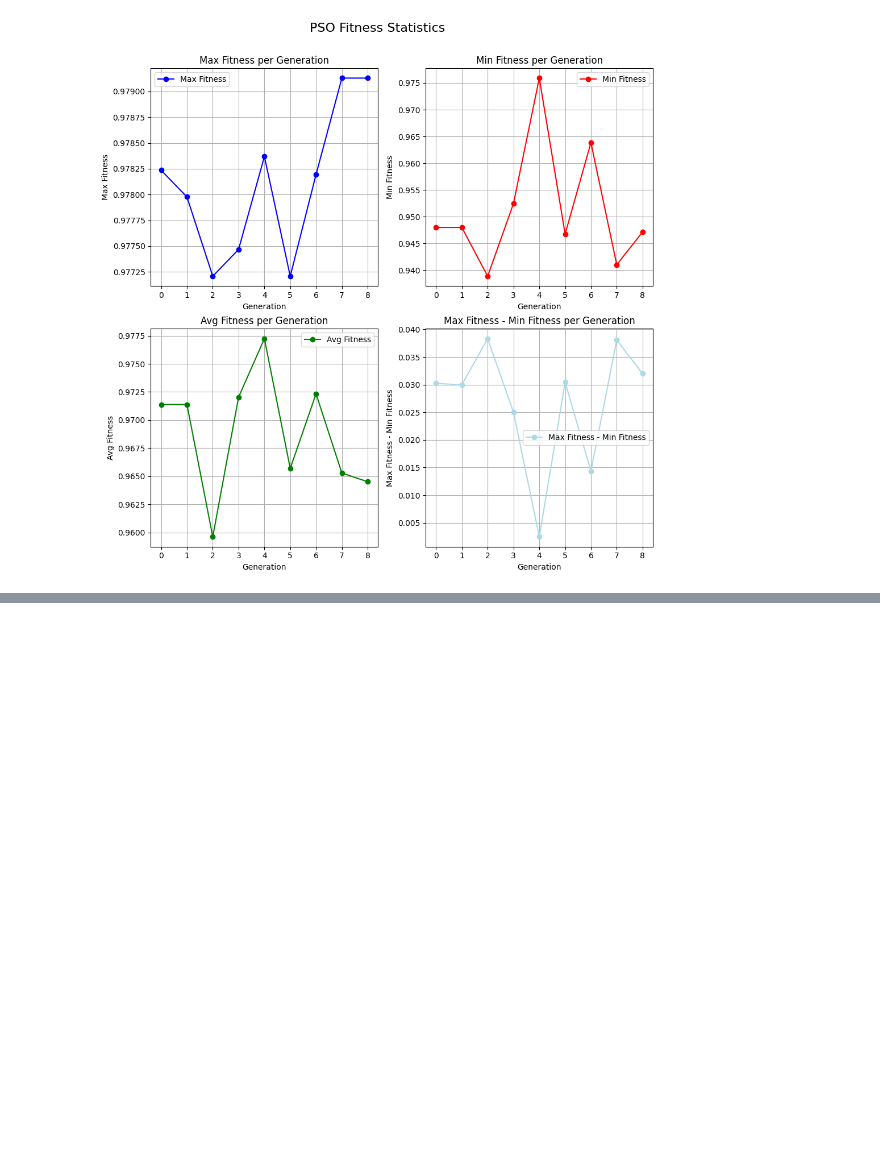
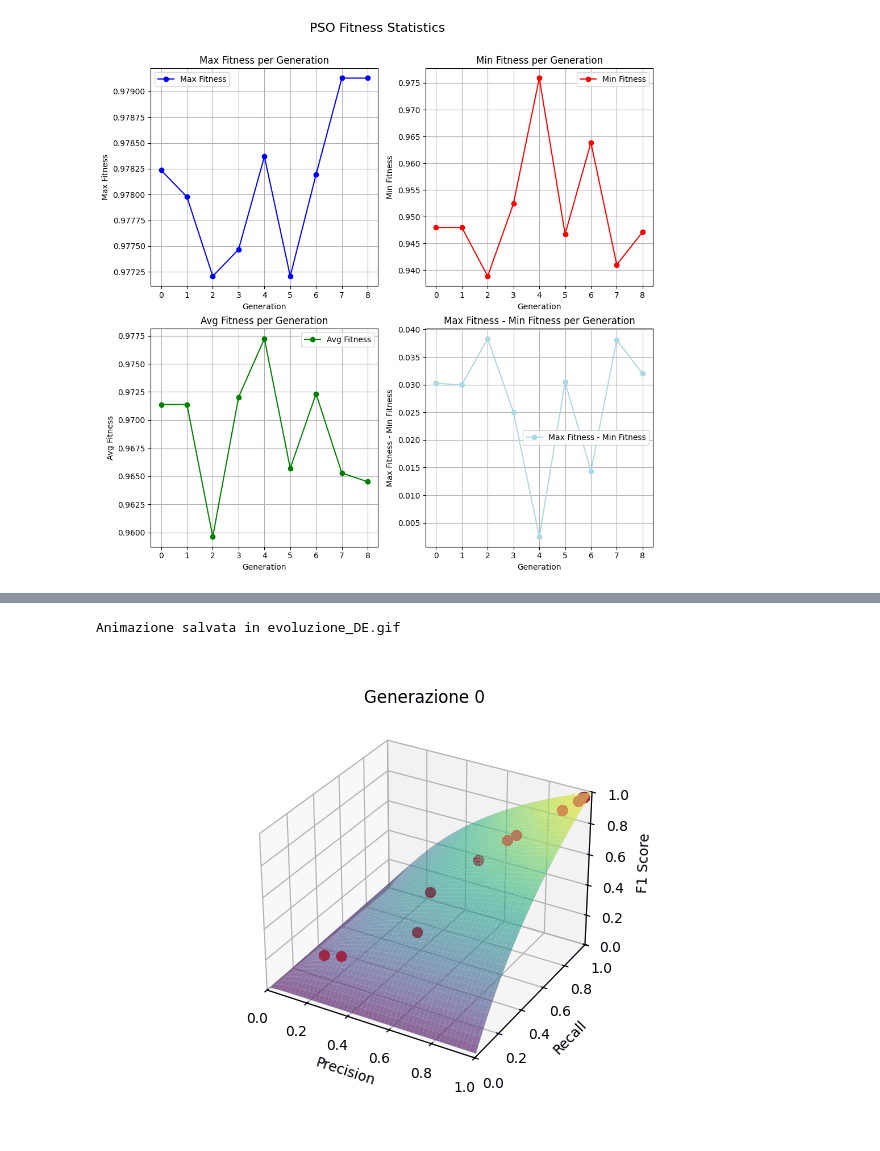
Before and after one commit to RayLeywin/Computational-Intelligence, a Jupyter notebook: Progetto_CI_finale.ipynb, the cells around one changed output, grey strips where cells are left out. Cells and saved outputs as stored; diff of their text form; code cells hidden in the pictures; blank space fills up the shorter version.

```diff
--- a/Progetto_CI_finale.ipynb
+++ b/Progetto_CI_finale.ipynb
@@ -1817,0 +1994,6 @@ animazione_f1_surface(precision, recall, f1_nos,
+# %%
+animazione_f1_surface(precisionde, recallde, f1_nosde,
+                          filename="evoluzione_DE.gif", use_recorded_f1=True, show_inline=True)
+# %% [output]
+Animazione salvata in evoluzione_DE.gif
+[figure, added]
```
Also changed, not shown: parts of 54 cells of this notebook, 3 other files.
